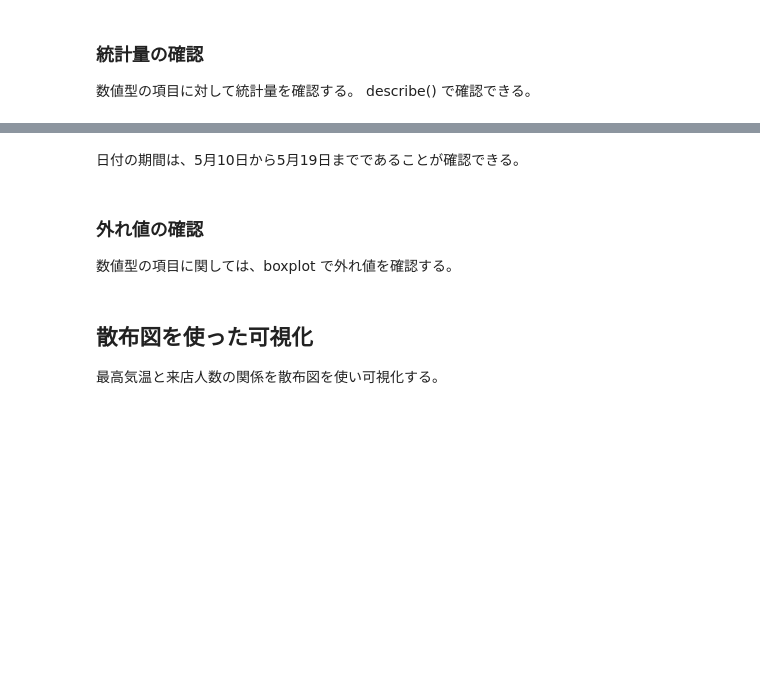
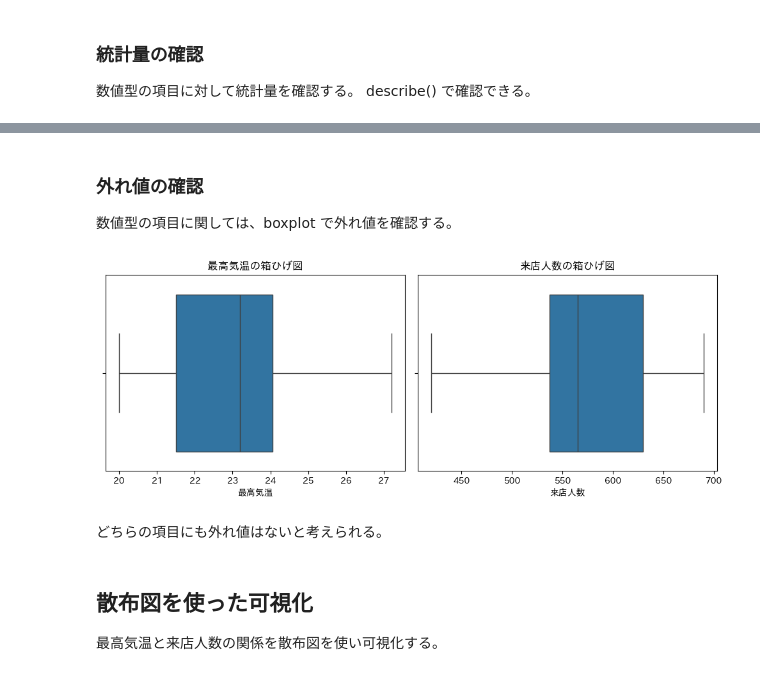
Before and after one commit to yajima-yasutoshi/DataMining2024, a Jupyter notebook: 20241126/回帰分析.ipynb, the cells around one changed output, grey strips where cells are left out. Drawn from its saved outputs; the diff is of its cells as text; code cells hidden in the pictures; blank space fills up the shorter version.

```diff
--- a/20241126/回帰分析.ipynb
+++ b/20241126/回帰分析.ipynb
@@ -99,0 +86,7 @@ df
+# %%
+# インターネット上にあるファイルを指定する
+url = 'https://raw.githubusercontent.com/yajima-yasutoshi/shunan-u/refs/heads/main/data/%E5%9B%9E%E5%B8%B0.csv'
+
+# 今回は、df という変数に読み込むことにする
+df = pd.read_csv(url)
+df
@@ -127,5 +163,3 @@ df.describe()
-# %% [markdown]
-日付の期間は、5月10日から5月19日までであることが確認できる。
 # %% [markdown]
 ### 外れ値の確認
 
@@ -139,3 +167,23 @@ plt.show()
+# %%
+# 最高気温と来店人数の箱ひげ図を横に並べて表示
+plt.figure(figsize=(10, 4))
+
+plt.subplot(1, 2, 1)  # 1行2列のグラフの1番目
+sns.boxplot(x='最高気温', data=df)
+plt.title('最高気温の箱ひげ図')
+plt.xlabel('最高気温')
+
+plt.subplot(1, 2, 2)  # 1行2列のグラフの2番目
+sns.boxplot(x='来店人数', data=df)
+plt.title('来店人数の箱ひげ図')
+plt.xlabel('来店人数')
+
+plt.tight_layout() # グラフ間のスペースを調整
+plt.show()
+# %% [output]
+[figure, added]
+# %% [markdown]
+どちらの項目にも外れ値はないと考えられる。
 # %% [markdown]
 ## 散布図を使った可視化
 
```
Also changed, not shown: parts of 62 cells of this notebook.
